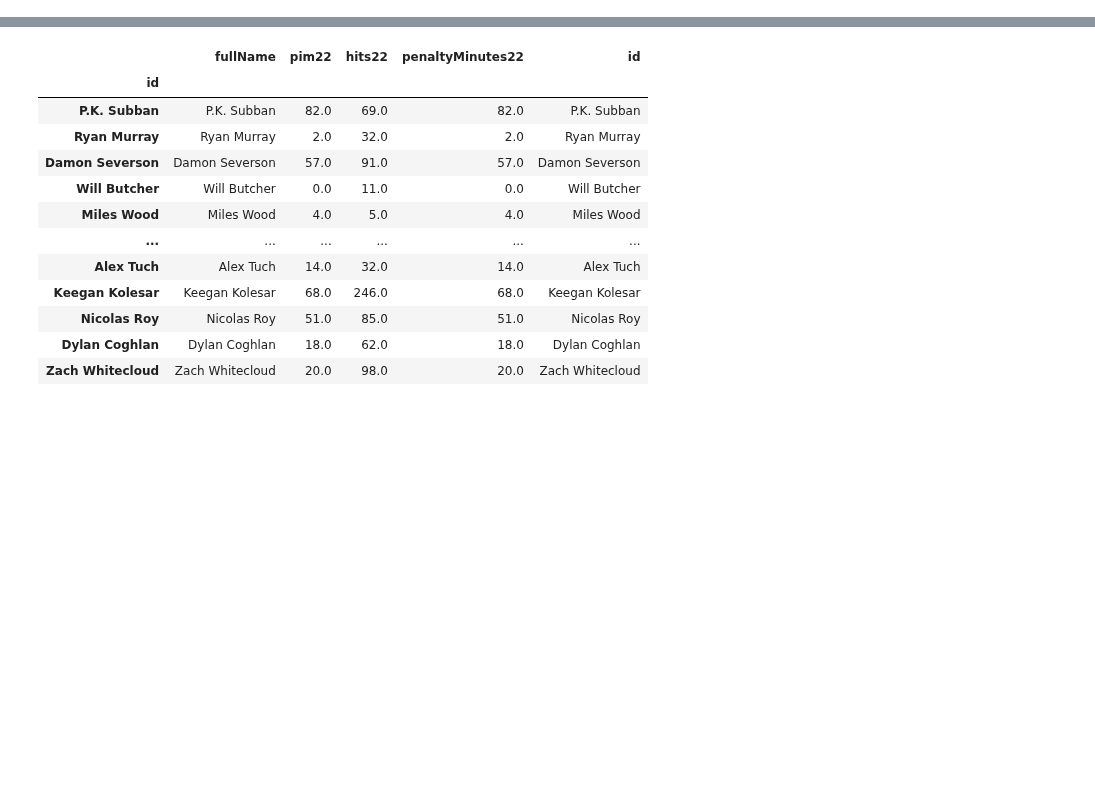
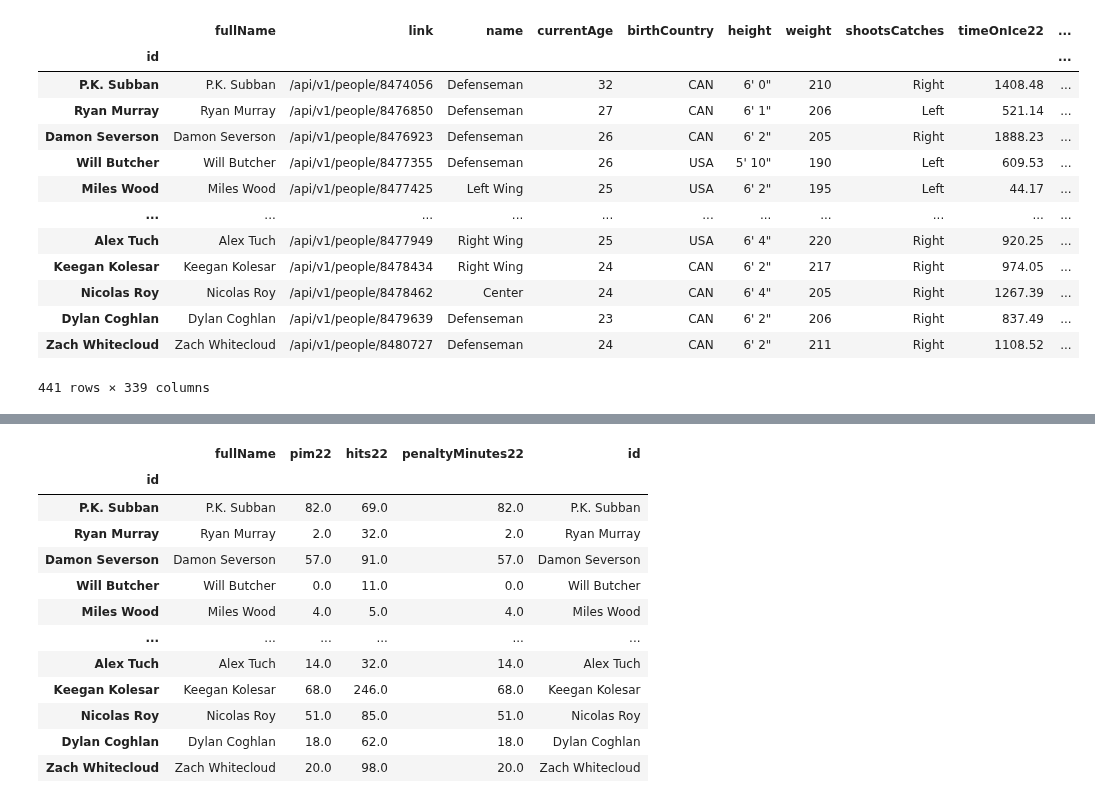
Before and after one commit to kyledufrane/NHL-Salary-Predictions, a Jupyter notebook: dash/plotly_dash.ipynb, the cells around one changed output, grey strips where cells are left out. Cells and saved outputs as stored; diff of their text form; code cells hidden in the pictures; blank space fills up the shorter version.

```diff
--- a/dash/plotly_dash.ipynb
+++ b/dash/plotly_dash.ipynb
@@ -160,0 +440,2 @@ df_datatable_1
+# %%
+df = df.rename(columns={'Salary_Rank': 'salary_rank'})
@@ -160,0 +458,17 @@ df_datatable_1
+# %%
+df
+# %% [output]
+|  | fullName | link | name | currentAge | birthCountry | height | weight | shootsCatches | timeOnIce22 | ... |
+| id |  |  |  |  |  |  |  |  |  | ... |
+| P.K. Subban | P.K. Subban | /api/v1/people/8474056 | Defenseman | 32 | CAN | 6' 0" | 210 | Right | 1408.48 | ... |
+| Ryan Murray | Ryan Murray | /api/v1/people/8476850 | Defenseman | 27 | CAN | 6' 1" | 206 | Left | 521.14 | ... |
+| Damon Severson | Damon Severson | /api/v1/people/8476923 | Defenseman | 26 | CAN | 6' 2" | 205 | Right | 1888.23 | ... |
+| Will Butcher | Will Butcher | /api/v1/people/8477355 | Defenseman | 26 | USA | 5' 10" | 190 | Left | 609.53 | ... |
+| Miles Wood | Miles Wood | /api/v1/people/8477425 | Left Wing | 25 | USA | 6' 2" | 195 | Left | 44.17 | ... |
+| ... | ... | ... | ... | ... | ... | ... | ... | ... | ... | ... |
+| Alex Tuch | Alex Tuch | /api/v1/people/8477949 | Right Wing | 25 | USA | 6' 4" | 220 | Right | 920.25 | ... |
+| Keegan Kolesar | Keegan Kolesar | /api/v1/people/8478434 | Right Wing | 24 | CAN | 6' 2" | 217 | Right | 974.05 | ... |
+| Nicolas Roy | Nicolas Roy | /api/v1/people/8478462 | Center | 24 | CAN | 6' 4" | 205 | Right | 1267.39 | ... |
+| Dylan Coghlan | Dylan Coghlan | /api/v1/people/8479639 | Defenseman | 23 | CAN | 6' 2" | 206 | Right | 837.49 | ... |
+| Zach Whitecloud | Zach Whitecloud | /api/v1/people/8480727 | Defenseman | 24 | CAN | 6' 2" | 211 | Right | 1108.52 | ... |
+441 rows × 339 columns
```
Also changed, not shown: parts of 47 cells of this notebook, 1 other file.
